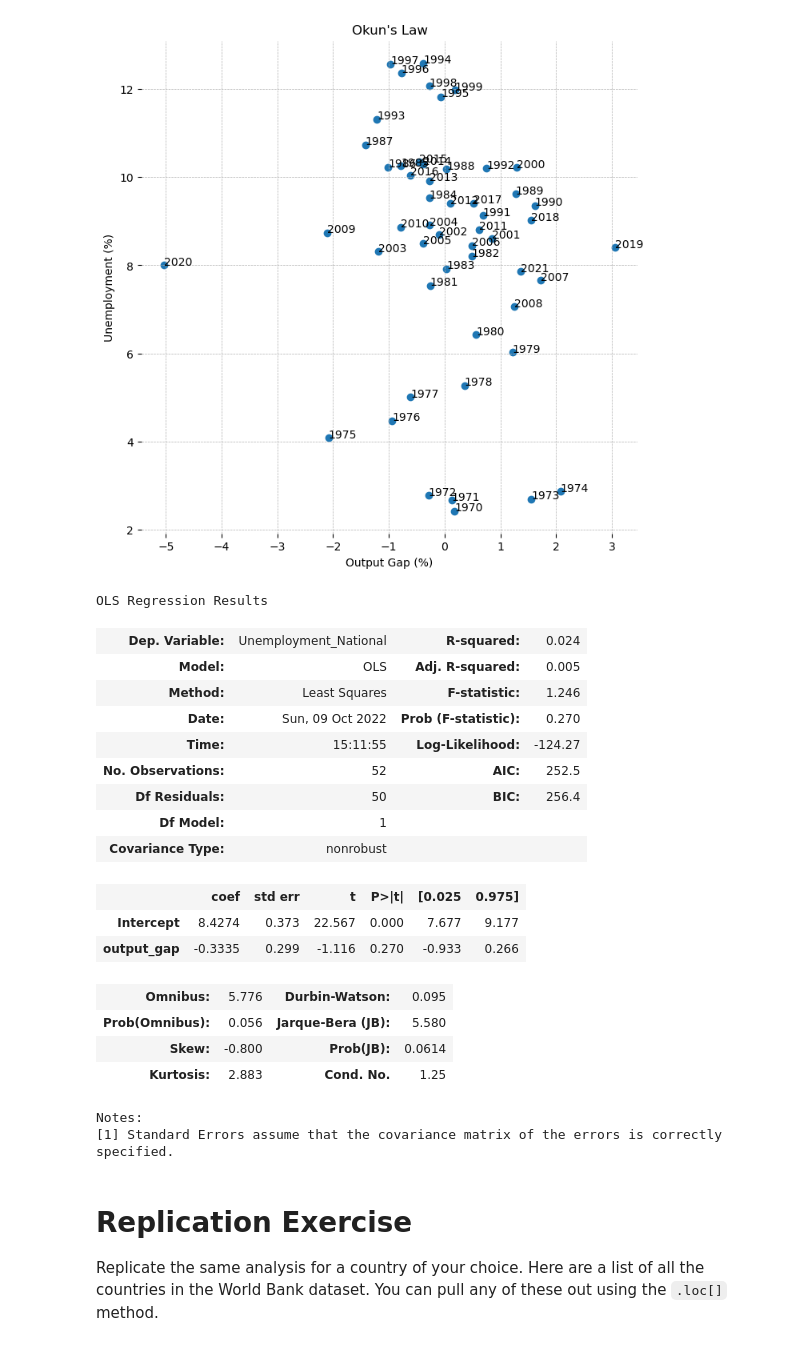
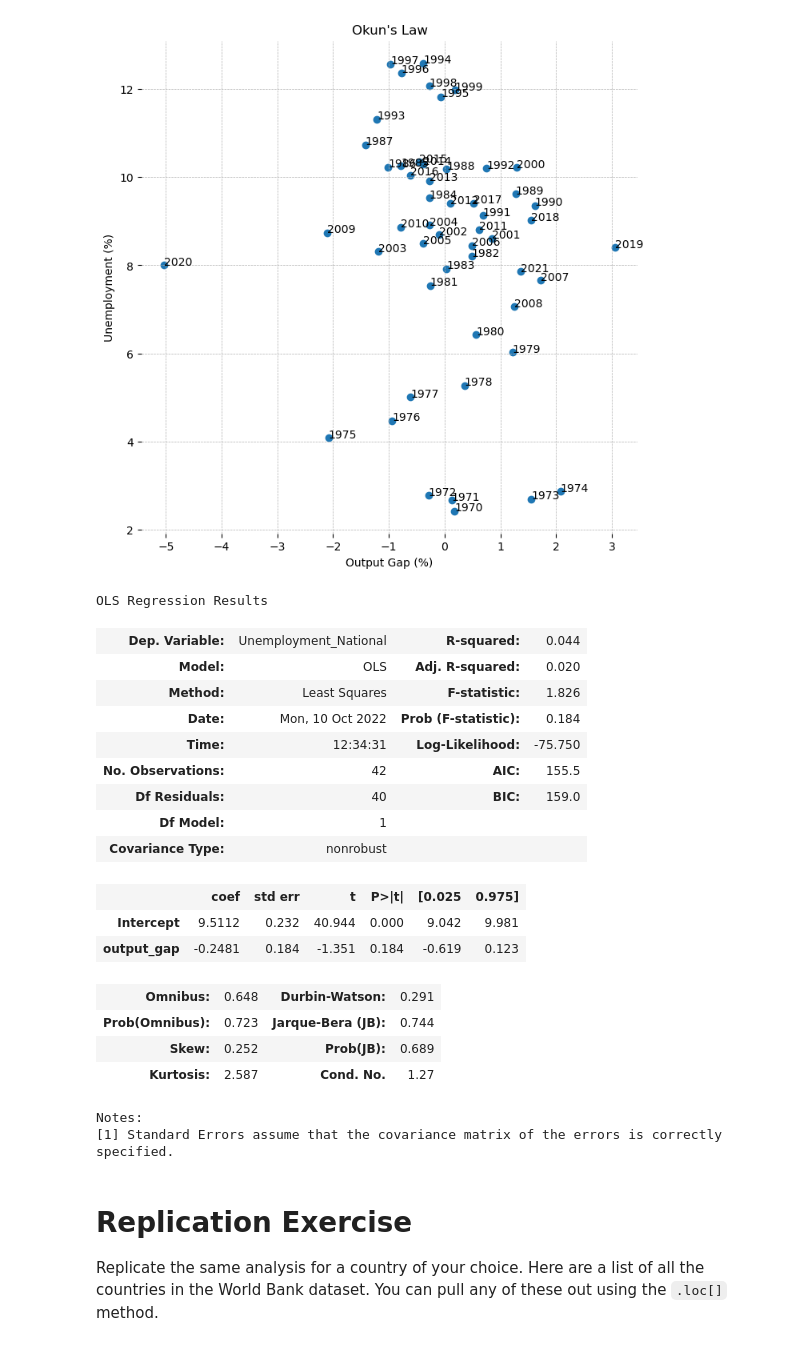
Before and after one commit to jessegrabowski/PSME-Macro, a Jupyter notebook: Lecture 04a - Okun's Law and the Phillip's Curve in Data.ipynb, the cells around one changed output. Cells and saved outputs as stored; diff of their text form; code cells hidden in the pictures.

```diff
--- a/Lecture 04a - Okun's Law and the Phillip's Curve in Data.ipynb
+++ b/Lecture 04a - Okun's Law and the Phillip's Curve in Data.ipynb
@@ -51,3 +52,5 @@ else:
     data.set_index(['country', 'year'], inplace=True)
     data.sort_index(level=[0, 1])
     data.to_csv('data/TD4_data.csv')
+# %%
+data.sort_index(inplace=True)
@@ -53,0 +89,2 @@ else:
+# %%
+data.sort_index(inplace=True)
@@ -249,27 +356,27 @@ plt.show()
 # %% [output]
 [figure]
 # %%
-ols = sm.OLS.from_formula('Unemployment_National ~ 1 + output_gap', france.join(output_gap.mul(100)))
+ols = sm.OLS.from_formula('Unemployment_National ~ 1 + output_gap', france.join(output_gap.mul(100)).loc['1980':])
 res = ols.fit()
 res.summary()
 # %% [output]
 OLS Regression Results
-| Dep. Variable: | Unemployment_National | R-squared: | 0.024 |
-| Model: | OLS | Adj. R-squared: | 0.005 |
-| Method: | Least Squares | F-statistic: | 1.246 |
-| Date: | Sun, 09 Oct 2022 | Prob (F-statistic): | 0.270 |
-| Time: | 15:11:55 | Log-Likelihood: | -124.27 |
-| No. Observations: | 52 | AIC: | 252.5 |
-| Df Residuals: | 50 | BIC: | 256.4 |
+| Dep. Variable: | Unemployment_National | R-squared: | 0.044 |
+| Model: | OLS | Adj. R-squared: | 0.020 |
+| Method: | Least Squares | F-statistic: | 1.826 |
+| Date: | Mon, 10 Oct 2022 | Prob (F-statistic): | 0.184 |
+| Time: | 12:34:31 | Log-Likelihood: | -75.750 |
+| No. Observations: | 42 | AIC: | 155.5 |
+| Df Residuals: | 40 | BIC: | 159.0 |
 | Df Model: | 1 |  |  |
 | Covariance Type: | nonrobust |  |  |
 |  | coef | std err | t | P>|t| | [0.025 | 0.975] |
-| Intercept | 8.4274 | 0.373 | 22.567 | 0.000 | 7.677 | 9.177 |
-| output_gap | -0.3335 | 0.299 | -1.116 | 0.270 | -0.933 | 0.266 |
+| Intercept | 9.5112 | 0.232 | 40.944 | 0.000 | 9.042 | 9.981 |
+| output_gap | -0.2481 | 0.184 | -1.351 | 0.184 | -0.619 | 0.123 |
-| Omnibus: | 5.776 | Durbin-Watson: | 0.095 |
-| Prob(Omnibus): | 0.056 | Jarque-Bera (JB): | 5.580 |
-| Skew: | -0.800 | Prob(JB): | 0.0614 |
-| Kurtosis: | 2.883 | Cond. No. | 1.25 |
+| Omnibus: | 0.648 | Durbin-Watson: | 0.291 |
+| Prob(Omnibus): | 0.723 | Jarque-Bera (JB): | 0.744 |
+| Skew: | 0.252 | Prob(JB): | 0.689 |
+| Kurtosis: | 2.587 | Cond. No. | 1.27 |
 Notes:
 [1] Standard Errors assume that the covariance matrix of the errors is correctly specified.
 # %% [markdown]
```
Also changed, not shown: parts of 18 cells of this notebook, 4 other files.
